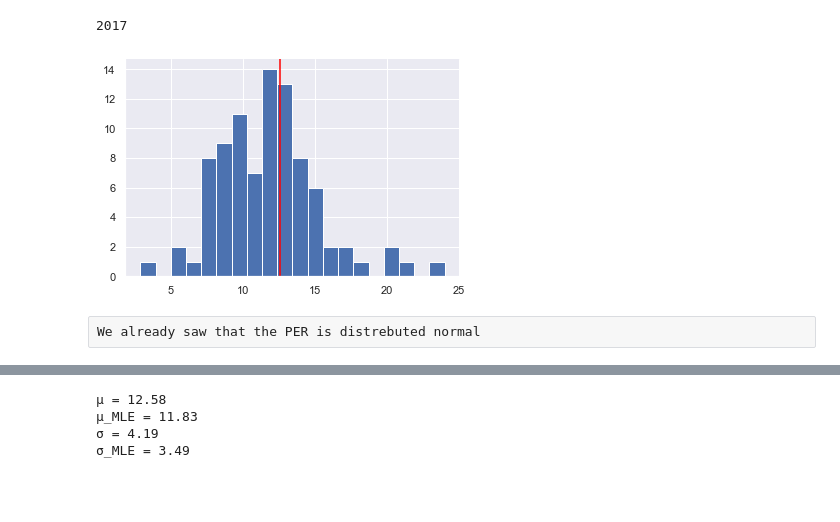
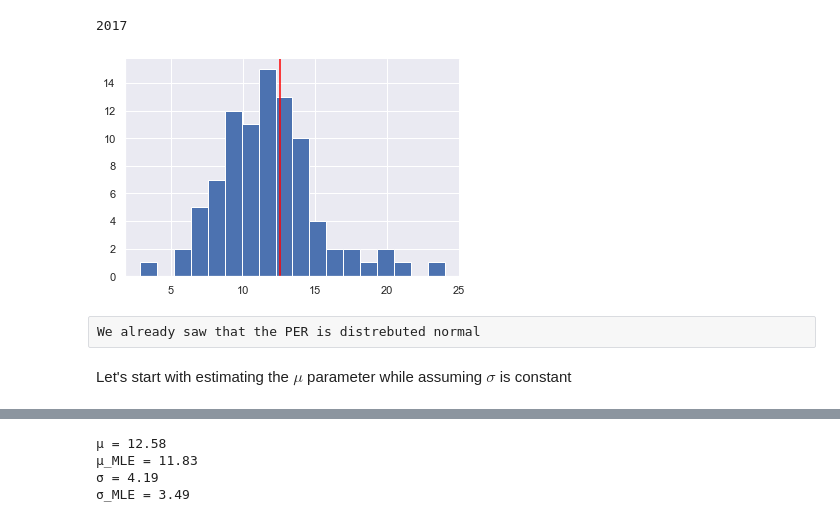
Before and after one commit to guygozlan/SciComPy_NBA, a Jupyter notebook: NBA_ver3.ipynb, the cells around one changed output, grey strips where cells are left out. Cells and saved outputs as stored; diff of their text form; code cells hidden in the pictures; blank space fills up the shorter version.

```diff
--- a/NBA_ver3.ipynb
+++ b/NBA_ver3.ipynb
@@ -297,14 +311,16 @@ year
 # %%
 pos='SG'
 one_pos_one_year_d = db['PER'][(db['Pos']==pos) & (db['Year']==year)]
-plt.hist(one_pos_one_year_d, bins=20)
+plt.hist(one_pos_one_year_d, bins=18)
 plt.axvline(μ_years_range[pos], color='red')
 sns.despine()
 plt.show()
 # %% [output]
-[figure, old version]
+[figure, new version]
 # %% [raw]
 We already saw that the PER is distrebuted normal
+# %% [markdown]
+Let's start with estimating the $\mu$ parameter while assuming $\sigma$ is constant
 # %%
 def log_likelihood(θ, X):
     μ, σ = θ
```
Also changed, not shown: parts of 48 cells of this notebook.
